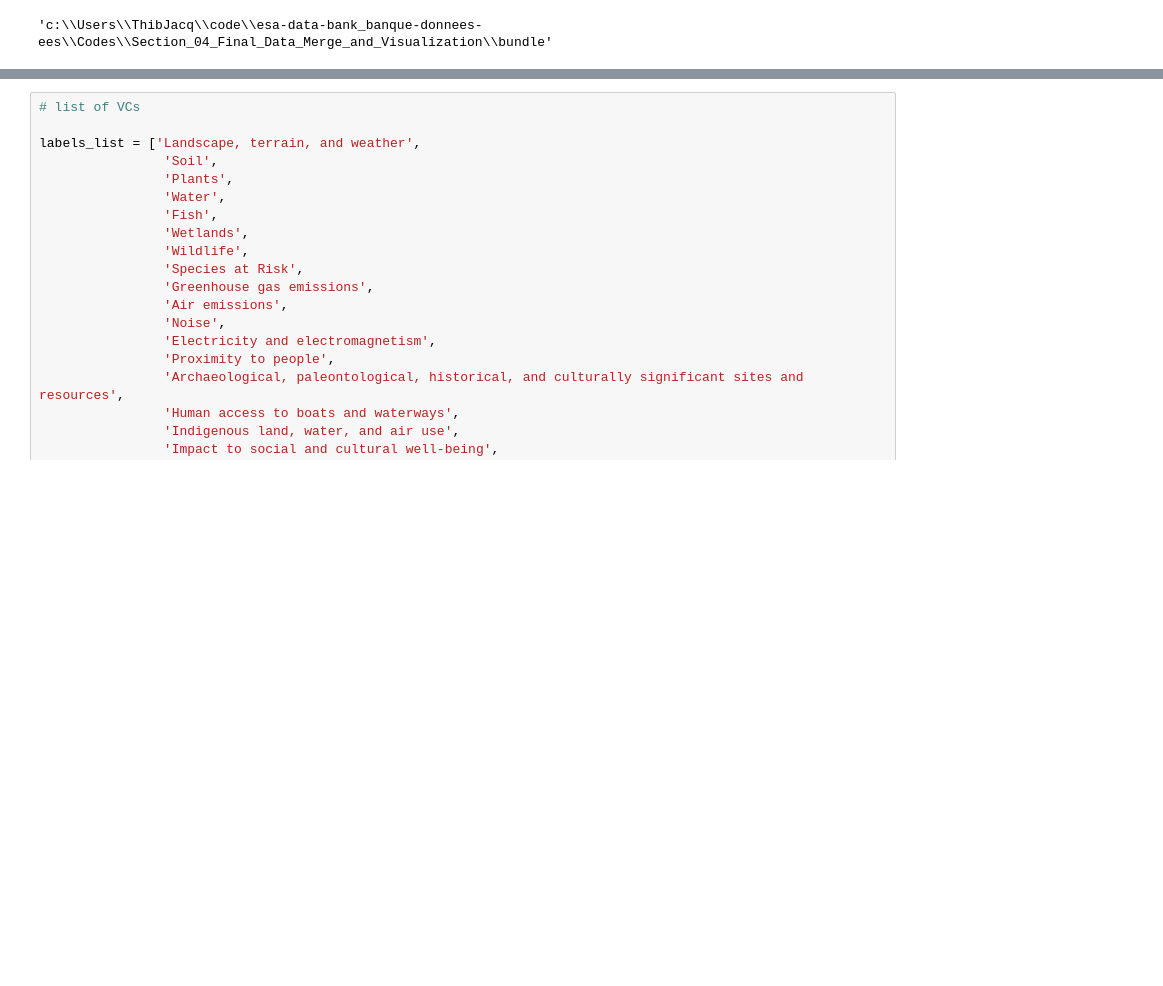
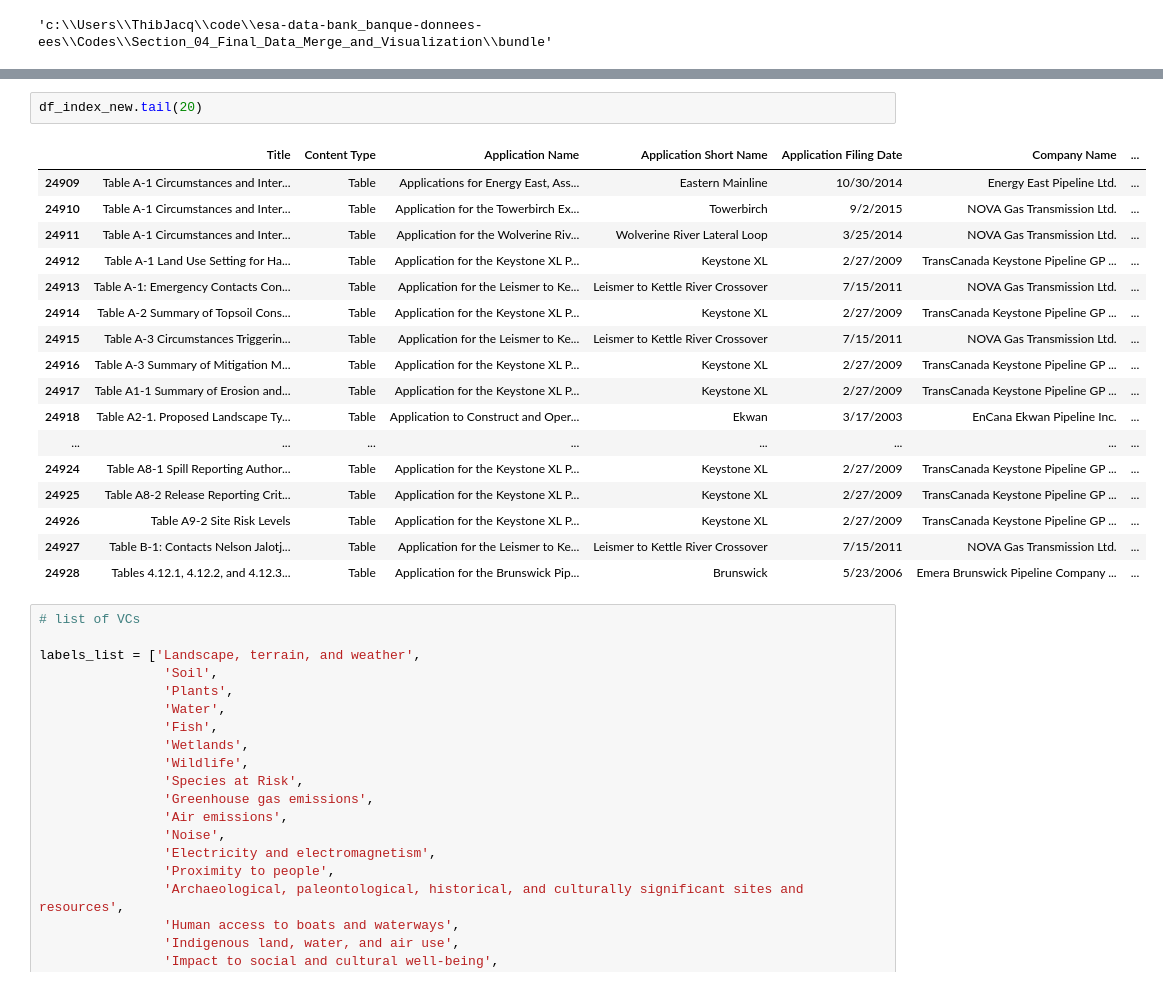
Before and after one commit to CER-REC/esa-data-bank_banque-donnees-ees, a Jupyter notebook: Codes/Section_04_Final_Data_Merge_and_Visualization/bundle/bundle_index.ipynb, the cells around one changed output, grey strips where cells are left out. Saved outputs shown, nothing was run; the diff lists cells and outputs as text; blank space fills up the shorter version.

```diff
--- a/Codes/Section_04_Final_Data_Merge_and_Visualization/bundle/bundle_index.ipynb
+++ b/Codes/Section_04_Final_Data_Merge_and_Visualization/bundle/bundle_index.ipynb
@@ -47,6 +47,26 @@ df_index_raw
 | 29910 | 39044 | Table 7.19 Change in Suitable Hab... | Table | Application for the NGTL West Pat... | West Path Delivery 2023 | 10/22/2020 | ... |
 | 29911 | 39045 | Table 7.3 Characterization of Res... | Table | Application for the NGTL West Pat... | West Path Delivery 2023 | 10/22/2020 | ... |
 29912 rows × 55 columns
+# %%
+df_index_new.tail(20)
+# %% [output]
+|  | Title | Content Type | Application Name | Application Short Name | Application Filing Date | Company Name | ... |
+| 24909 | Table A-1 Circumstances and Inter... | Table | Applications for Energy East, Ass... | Eastern Mainline | 10/30/2014 | Energy East Pipeline Ltd. | ... |
+| 24910 | Table A-1 Circumstances and Inter... | Table | Application for the Towerbirch Ex... | Towerbirch | 9/2/2015 | NOVA Gas Transmission Ltd. | ... |
+| 24911 | Table A-1 Circumstances and Inter... | Table | Application for the Wolverine Riv... | Wolverine River Lateral Loop | 3/25/2014 | NOVA Gas Transmission Ltd. | ... |
+| 24912 | Table A-1 Land Use Setting for Ha... | Table | Application for the Keystone XL P... | Keystone XL | 2/27/2009 | TransCanada Keystone Pipeline GP ... | ... |
+| 24913 | Table A-1: Emergency Contacts Con... | Table | Application for the Leismer to Ke... | Leismer to Kettle River Crossover | 7/15/2011 | NOVA Gas Transmission Ltd. | ... |
+| 24914 | Table A-2 Summary of Topsoil Cons... | Table | Application for the Keystone XL P... | Keystone XL | 2/27/2009 | TransCanada Keystone Pipeline GP ... | ... |
+| 24915 | Table A-3 Circumstances Triggerin... | Table | Application for the Leismer to Ke... | Leismer to Kettle River Crossover | 7/15/2011 | NOVA Gas Transmission Ltd. | ... |
+| 24916 | Table A-3 Summary of Mitigation M... | Table | Application for the Keystone XL P... | Keystone XL | 2/27/2009 | TransCanada Keystone Pipeline GP ... | ... |
+| 24917 | Table A1-1 Summary of Erosion and... | Table | Application for the Keystone XL P... | Keystone XL | 2/27/2009 | TransCanada Keystone Pipeline GP ... | ... |
+| 24918 | Table A2-1. Proposed Landscape Ty... | Table | Application to Construct and Oper... | Ekwan | 3/17/2003 | EnCana Ekwan Pipeline Inc. | ... |
+| ... | ... | ... | ... | ... | ... | ... | ... |
+| 24924 | Table A8-1 Spill Reporting Author... | Table | Application for the Keystone XL P... | Keystone XL | 2/27/2009 | TransCanada Keystone Pipeline GP ... | ... |
+| 24925 | Table A8-2 Release Reporting Crit... | Table | Application for the Keystone XL P... | Keystone XL | 2/27/2009 | TransCanada Keystone Pipeline GP ... | ... |
+| 24926 | Table A9-2 Site Risk Levels | Table | Application for the Keystone XL P... | Keystone XL | 2/27/2009 | TransCanada Keystone Pipeline GP ... | ... |
+| 24927 | Table B-1: Contacts Nelson Jalotj... | Table | Application for the Leismer to Ke... | Leismer to Kettle River Crossover | 7/15/2011 | NOVA Gas Transmission Ltd. | ... |
+| 24928 | Tables 4.12.1, 4.12.2, and 4.12.3... | Table | Application for the Brunswick Pip... | Brunswick | 5/23/2006 | Emera Brunswick Pipeline Company ... | ... |
 # %%
 # list of VCs
 
```
Also changed, not shown: parts of 3 cells of this notebook.
